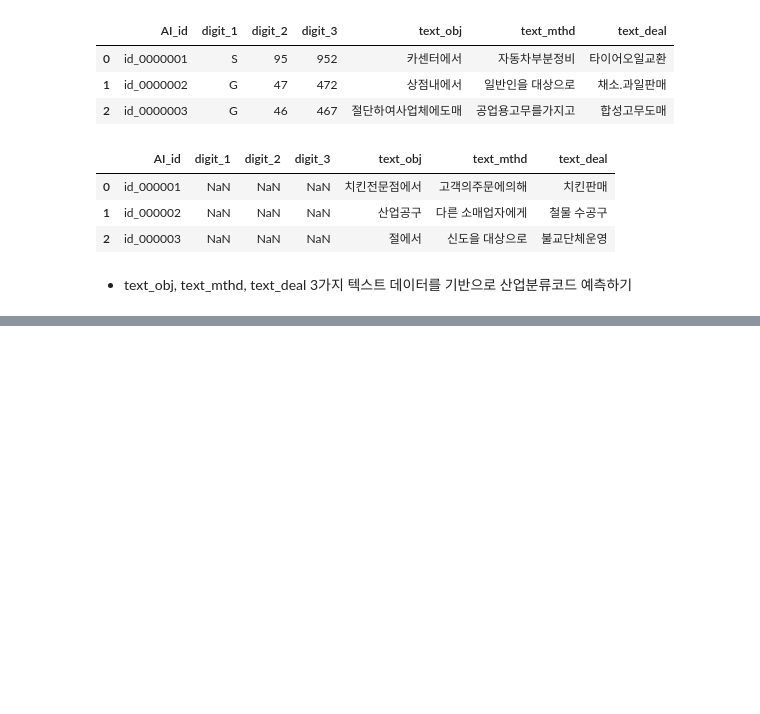
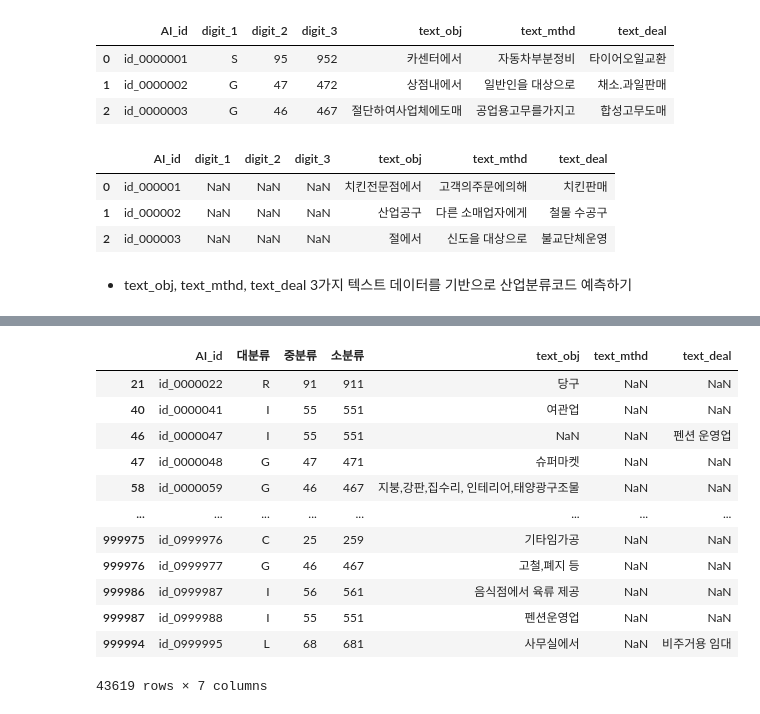
Before and after one commit to yxbxn/NLP_contest, a Jupyter notebook: EDA 및 전처리.ipynb, the cells around one changed output, grey strips where cells are left out. Saved outputs shown, nothing was run; the diff lists cells and outputs as text; code cells hidden in the pictures; blank space fills up the shorter version.

```diff
--- a/EDA 및 전처리.ipynb
+++ b/EDA 및 전처리.ipynb
@@ -25,0 +57,16 @@ test_df.head(3)
+# %%
+train_df[train_df["text_mthd"].isnull()]
+# %% [output]
+|  | AI_id | 대분류 | 중분류 | 소분류 | text_obj | text_mthd | text_deal |
+| 21 | id_0000022 | R | 91 | 911 | 당구 | NaN | NaN |
+| 40 | id_0000041 | I | 55 | 551 | 여관업 | NaN | NaN |
+| 46 | id_0000047 | I | 55 | 551 | NaN | NaN | 펜션 운영업 |
+| 47 | id_0000048 | G | 47 | 471 | 슈퍼마켓 | NaN | NaN |
+| 58 | id_0000059 | G | 46 | 467 | 지붕,강판,집수리, 인테리어,태양광구조물 | NaN | NaN |
+| ... | ... | ... | ... | ... | ... | ... | ... |
+| 999975 | id_0999976 | C | 25 | 259 | 기타임가공 | NaN | NaN |
+| 999976 | id_0999977 | G | 46 | 467 | 고철,폐지 등 | NaN | NaN |
+| 999986 | id_0999987 | I | 56 | 561 | 음식점에서 육류 제공 | NaN | NaN |
+| 999987 | id_0999988 | I | 55 | 551 | 펜션운영업 | NaN | NaN |
+| 999994 | id_0999995 | L | 68 | 681 | 사무실에서 | NaN | 비주거용 임대 |
+43619 rows × 7 columns
```
Also changed, not shown: parts of 16 cells of this notebook.
